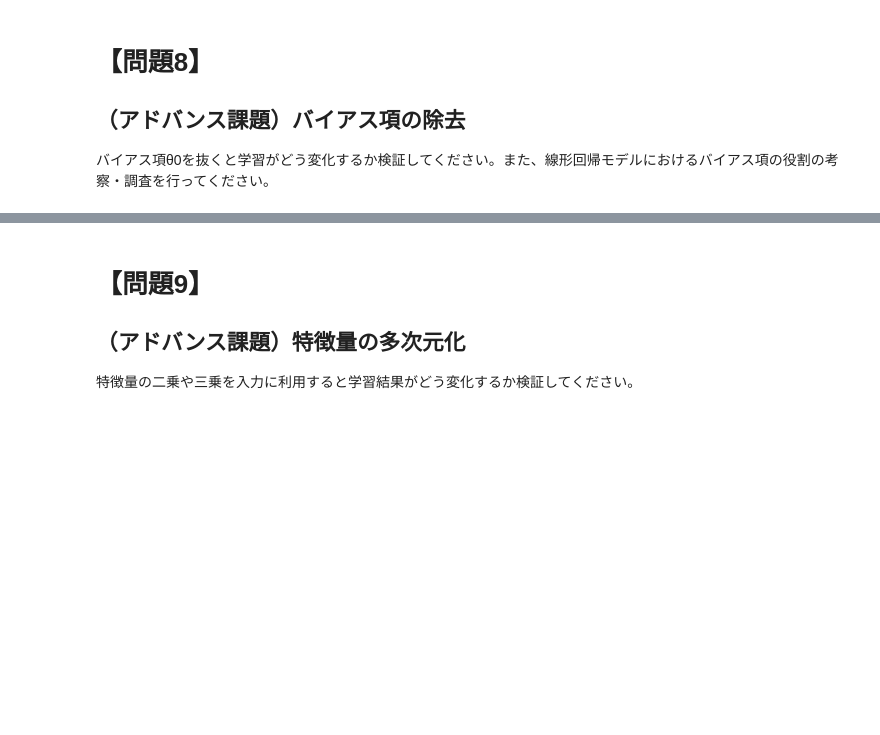
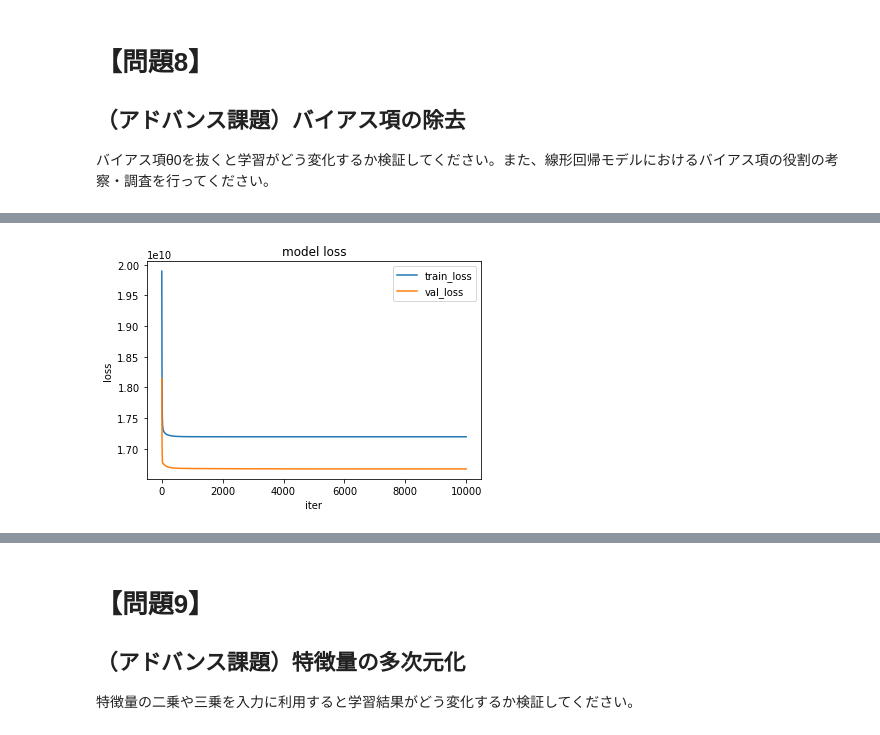
Before and after one commit to taiki-nakaso/diveintocode-ml, a Jupyter notebook: src/sprint/sprint3/sprint3-session1.ipynb, the cells around one changed output, grey strips where cells are left out. Cells and saved outputs as stored; diff of their text form; code cells hidden in the pictures; blank space fills up the shorter version.

```diff
--- a/src/sprint/sprint3/sprint3-session1.ipynb
+++ b/src/sprint/sprint3/sprint3-session1.ipynb
@@ -666,3 +745,8 @@ plot_model_loss(reg)
 # 【問題8】
 ## （アドバンス課題）バイアス項の除去
 バイアス項θ0を抜くと学習がどう変化するか検証してください。また、線形回帰モデルにおけるバイアス項の役割の考察・調査を行ってください。
+# %%
+# no_bias=True
+## 学習
+reg2 = ScratchLinearRegression(num_iter=10000, lr=0.01, no_bias=True, verbose=True)
+reg2.fit(X_train_new, y_train, X_val_new, y_val)
@@ -668,0 +771,6 @@ plot_model_loss(reg)
+# %%
+## 可視化
+%matplotlib inline
+plot_model_loss(reg2)
+# %% [output]
+[figure, added]
```
Also changed, not shown: parts of 55 cells of this notebook, 3 other files.
